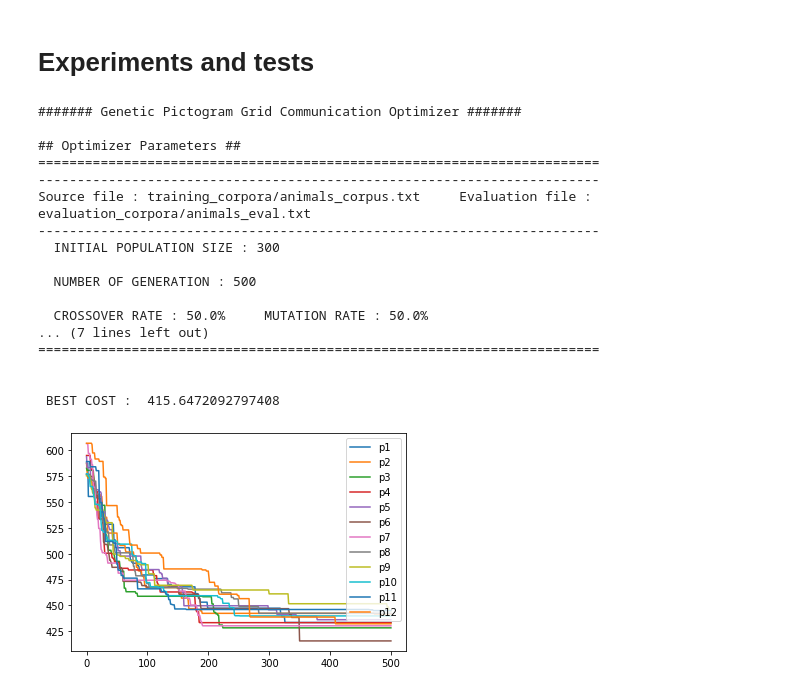
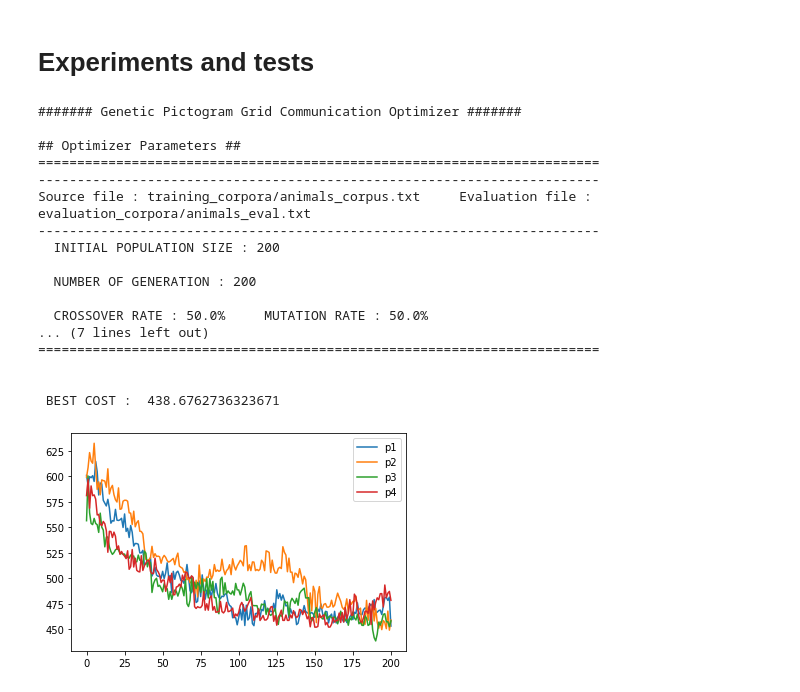
Before and after one commit to Hugo-Bantignies/communication_grid_generation, a Jupyter notebook: experiments.ipynb, the cells around one changed output. Cells and saved outputs as stored; diff of their text form; code cells hidden in the pictures.

Commit message:
First version to get histories of all processes

```diff
--- a/experiments.ipynb
+++ b/experiments.ipynb
@@ -10,9 +10,9 @@ source_f = "training_corpora/animals_corpus.txt"
 eval_f = "evaluation_corpora/animals_eval.txt"
 
 if __name__ == '__main__':
-    optimizer = go.GeneticPGCSOptimizer(source_f,eval_f,pop_size = 300, select_number = 20,
-                                           gen_number = 500, randomizer = True, distance_formula = "euclidean",
-                                           cost_average = False)
+    optimizer = go.GeneticPGCSOptimizer(source_f,eval_f,pop_size = 200, select_number = 30,
+                                           gen_number = 200, randomizer = True, distance_formula = "euclidean",
+                                           cost_average = False,nb_proc = 4)
 
     optimal_grid,cost = optimizer.genetic_pgcs_optimization()
 
@@ -25,29 +25,29 @@ if __name__ == '__main__':
 ------------------------------------------------------------------------
 Source file : training_corpora/animals_corpus.txt     Evaluation file : evaluation_corpora/animals_eval.txt
 ------------------------------------------------------------------------
-  INITIAL POPULATION SIZE : 300
+  INITIAL POPULATION SIZE : 200
 
-  NUMBER OF GENERATION : 500
+  NUMBER OF GENERATION : 200
 
   CROSSOVER RATE : 50.0%     MUTATION RATE : 50.0%
 ... (7 lines left out)
 ========================================================================
 
 
- BEST COST :  415.6472092797408
+ BEST COST :  438.6762736323671
 # %%
 #Display the grid in one image (stored as "default.png")
 optimal_grid.display()
 
 #Plot the history
-best_histos = optimizer.best_history()
+histos = optimizer.fitness_history(option="gen_best")
 
 i = 1
-for hist in best_histos:
+for hist in histos:
     plt.plot(hist,label = "p"+str(i))
     i = i + 1
 
 plt.legend()
 plt.show()
 # %% [output]
-[figure, old version]
+[figure, new version]
```
Also changed, not shown: 3 other files.
